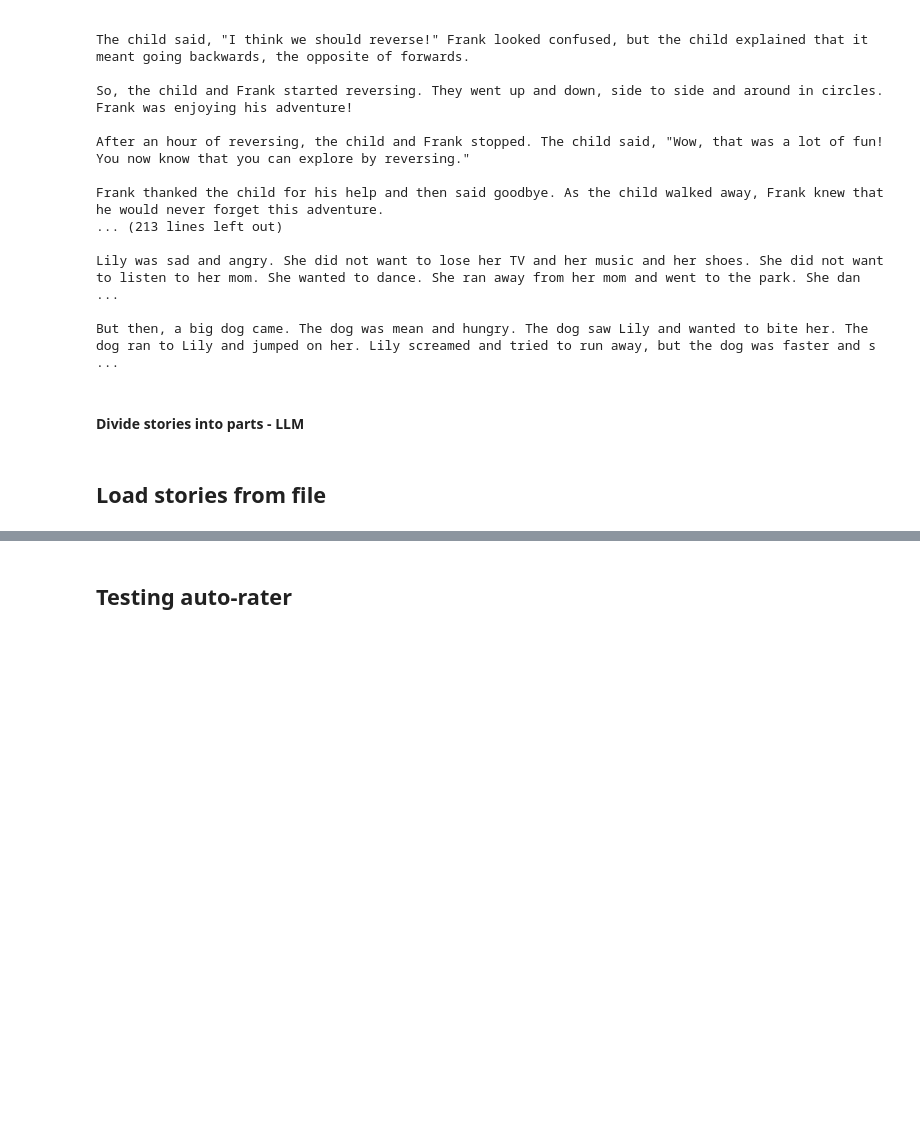
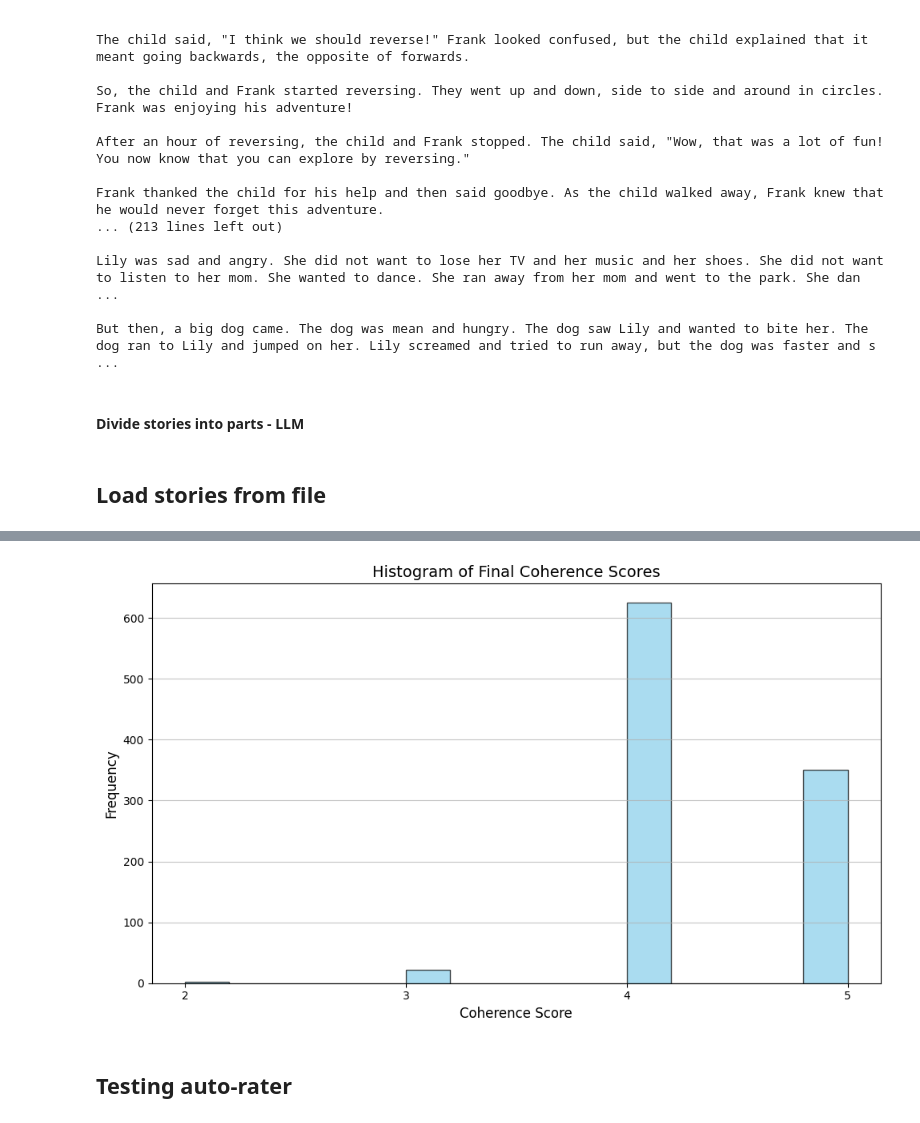
Before and after one commit to joaocnvdias/mech-i-coherence, a Jupyter notebook: coherence_models.ipynb, the cells around one changed output, grey strips where cells are left out. Saved outputs shown, nothing was run; the diff lists cells and outputs as text; code cells hidden in the pictures; blank space fills up the shorter version.

```diff
--- a/coherence_models.ipynb
+++ b/coherence_models.ipynb
@@ -288,3 +340,25 @@ coherence = coherence.tolist()
+# %%
+from statistics import median
+final_ratings =[]
+
+for i in range(len(first_batch)):
+    grouped_rating = [first_batch[i],second_batch[i],third_batch[i],forth_batch[i]]
+    final_ratings.append(int(median(grouped_rating)))
+# %%
+plt.figure(figsize=(10, 6))
+plt.hist(final_ratings, bins='auto', color='skyblue', edgecolor='black', alpha=0.7)
+
+plt.title('Histogram of Final Coherence Scores', fontsize=14)
+plt.xlabel('Coherence Score', fontsize=12)
+plt.xticks(range(2, 6))
+plt.ylabel('Frequency', fontsize=12)
+
+plt.grid(axis='y', alpha=0.75)
+
+plt.tight_layout()
+plt.show()
+# %% [output]
+[figure, added]
 # %% [markdown]
 ## Testing auto-rater
 # %%
```
Also changed, not shown: parts of 51 cells of this notebook, 3 other files.
